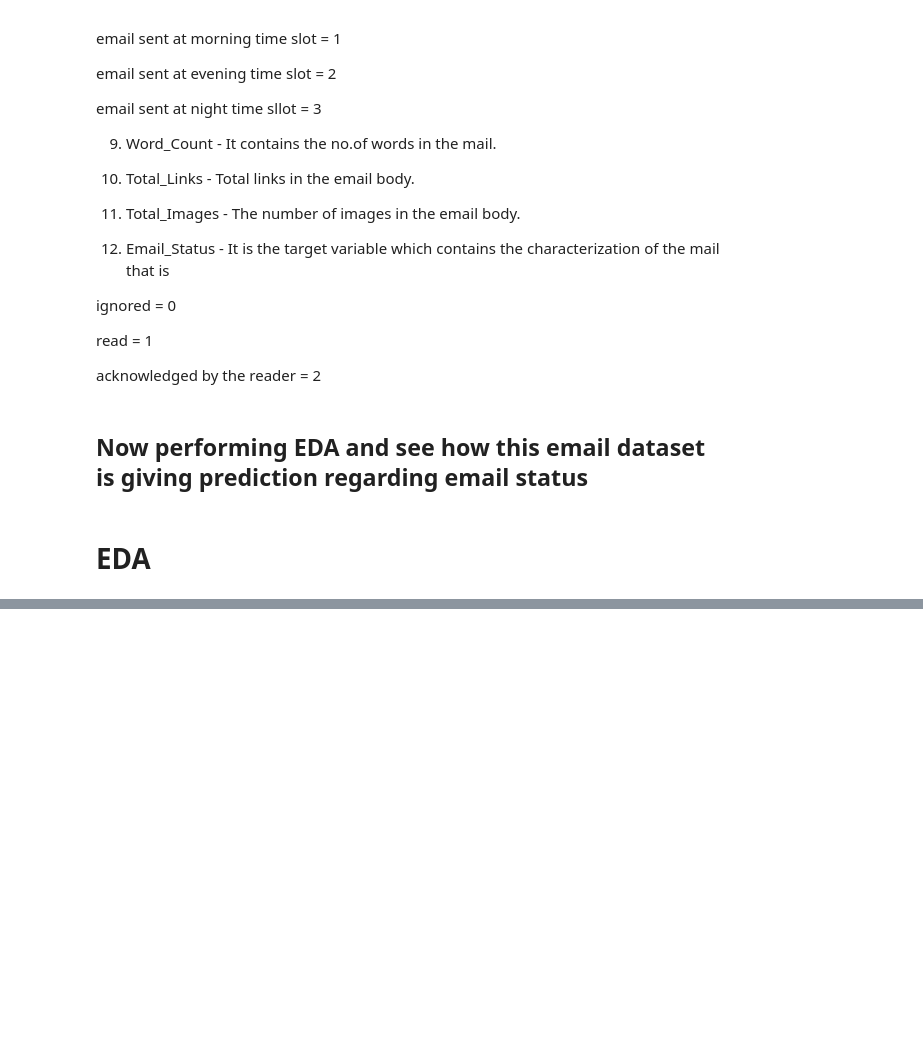
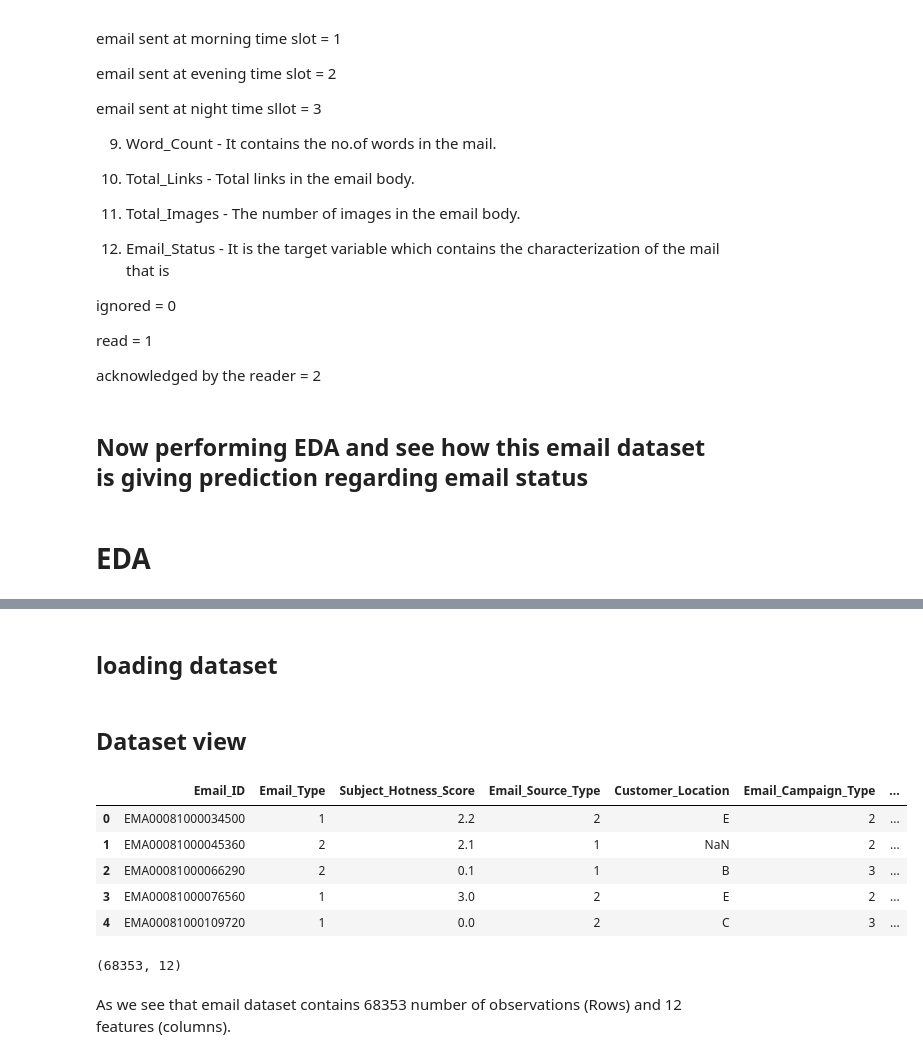
Before and after one commit to Suraj-7077/Supervised-ML-Classification-Email-campaign-prediction, a Jupyter notebook: Supervised_ML_Classification_Capstone_project_III_.ipynb, the cells around one changed output, grey strips where cells are left out. Drawn from its saved outputs; the diff is of its cells as text; code cells hidden in the pictures; blank space fills up the shorter version.

```diff
--- a/Supervised_ML_Classification_Capstone_project_III_.ipynb
+++ b/Supervised_ML_Classification_Capstone_project_III_.ipynb
@@ -76,0 +97,2 @@ import seaborn as sns
+# %% [markdown]
+## loading dataset
@@ -76,0 +103,19 @@ import seaborn as sns
+# %% [markdown]
+## Dataset view
+# %%
+# looking First 5 rows of dataset
+
+email_df.head()
+# %% [output]
+|  | Email_ID | Email_Type | Subject_Hotness_Score | Email_Source_Type | Customer_Location | Email_Campaign_Type | ... |
+| 0 | EMA00081000034500 | 1 | 2.2 | 2 | E | 2 | ... |
+| 1 | EMA00081000045360 | 2 | 2.1 | 1 | NaN | 2 | ... |
+| 2 | EMA00081000066290 | 2 | 0.1 | 1 | B | 3 | ... |
+| 3 | EMA00081000076560 | 1 | 3.0 | 2 | E | 2 | ... |
+| 4 | EMA00081000109720 | 1 | 0.0 | 2 | C | 3 | ... |
+# %%
+email_df.shape
+# %% [output]
+(68353, 12)
+# %% [markdown]
+As we see that email dataset contains 68353 number of observations (Rows) and 12 features (columns).
```
Also changed, not shown: parts of 28 cells of this notebook.
